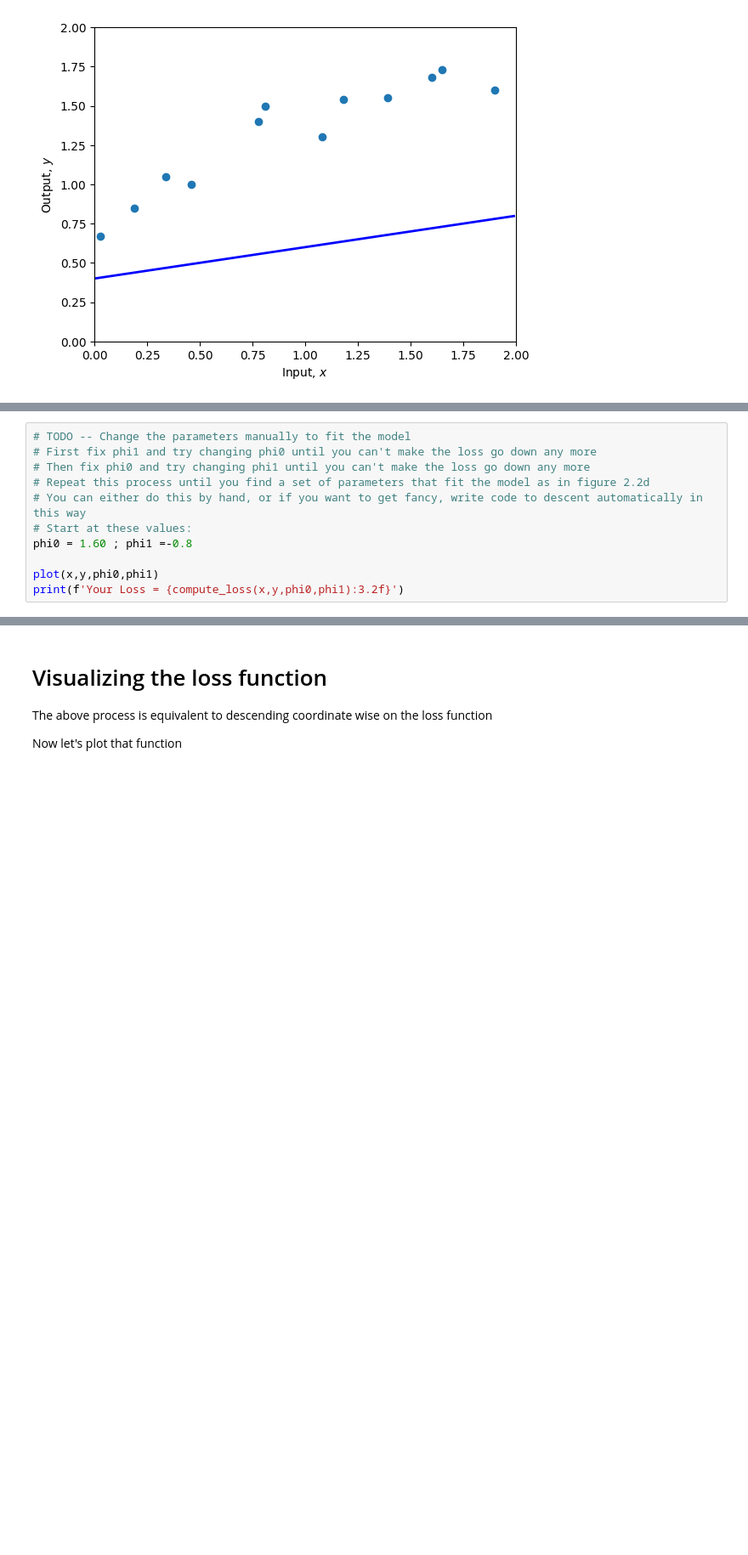
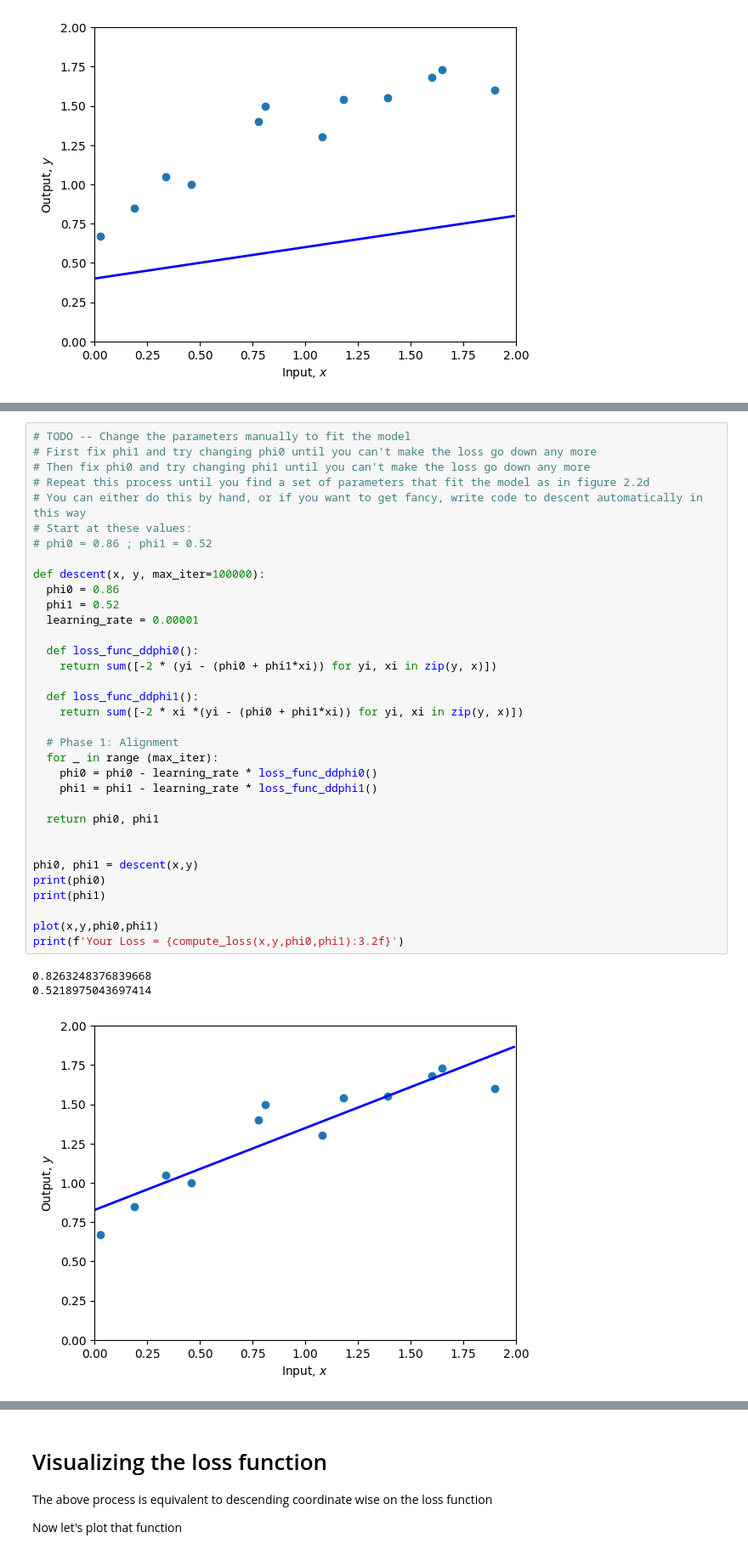
Before and after one commit to bassmm/udl-notebooks, a Jupyter notebook: 2_1_supervised_learning.ipynb, the cells around one changed output, grey strips where cells are left out. Shown at 85% size. Saved outputs shown, nothing was run; the diff lists cells and outputs as text; blank space fills up the shorter version.

```diff
--- a/2_1_supervised_learning.ipynb
+++ b/2_1_supervised_learning.ipynb
@@ -76,11 +79,38 @@ print(f'Your Loss = {loss:3.2f}, Ground truth =10.28')
 # %%
 # TODO -- Change the parameters manually to fit the model
 # First fix phi1 and try changing phi0 until you can't make the loss go down any more
 # Then fix phi0 and try changing phi1 until you can't make the loss go down any more
 # Repeat this process until you find a set of parameters that fit the model as in figure 2.2d
 # You can either do this by hand, or if you want to get fancy, write code to descent automatically in this way
 # Start at these values:
-phi0 = 1.60 ; phi1 =-0.8
+# phi0 = 0.86 ; phi1 = 0.52
+
+def descent(x, y, max_iter=100000):
+  phi0 = 0.86
+  phi1 = 0.52
+  learning_rate = 0.00001
+
+  def loss_func_ddphi0():
+    return sum([-2 * (yi - (phi0 + phi1*xi)) for yi, xi in zip(y, x)])
+
+  def loss_func_ddphi1():
+    return sum([-2 * xi *(yi - (phi0 + phi1*xi)) for yi, xi in zip(y, x)])
+
+  # Phase 1: Alignment
+  for _ in range (max_iter):
+    phi0 = phi0 - learning_rate * loss_func_ddphi0()
+    phi1 = phi1 - learning_rate * loss_func_ddphi1()
+
+  return phi0, phi1
+
+
+phi0, phi1 = descent(x,y)
+print(phi0)
+print(phi1)
 
 plot(x,y,phi0,phi1)
 print(f'Your Loss = {compute_loss(x,y,phi0,phi1):3.2f}')
+# %% [output]
+0.8263248376839668
+0.5218975043697414
+[figure, added]
```
Also changed, not shown: parts of 5 cells of this notebook.
